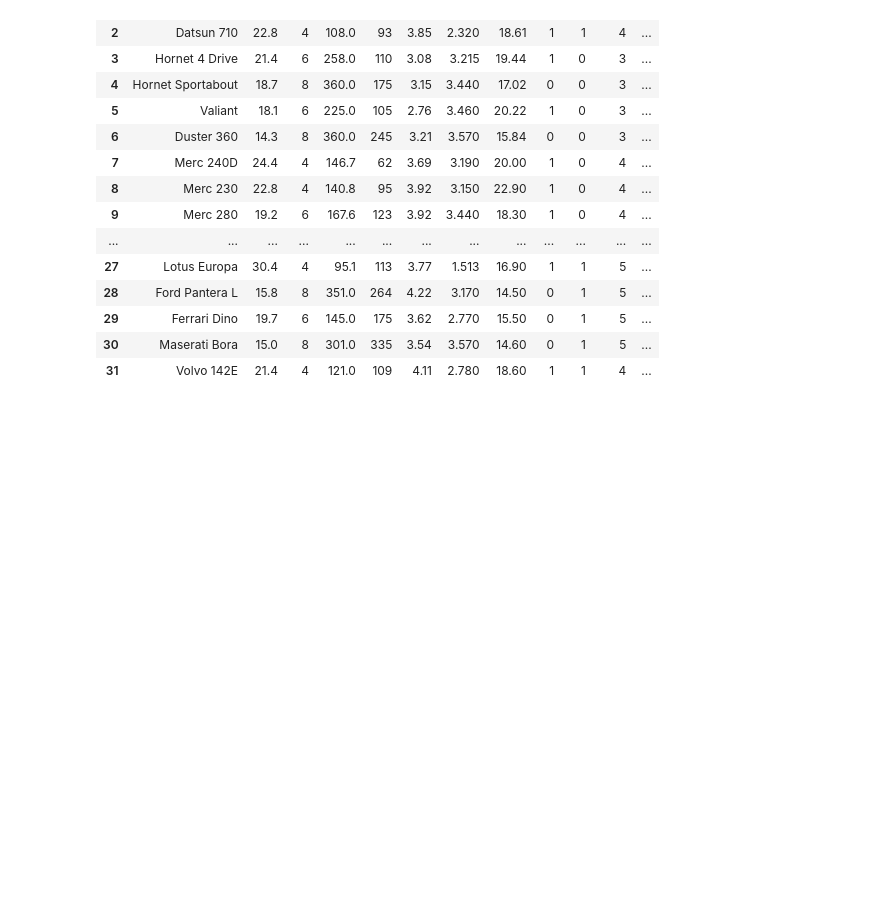
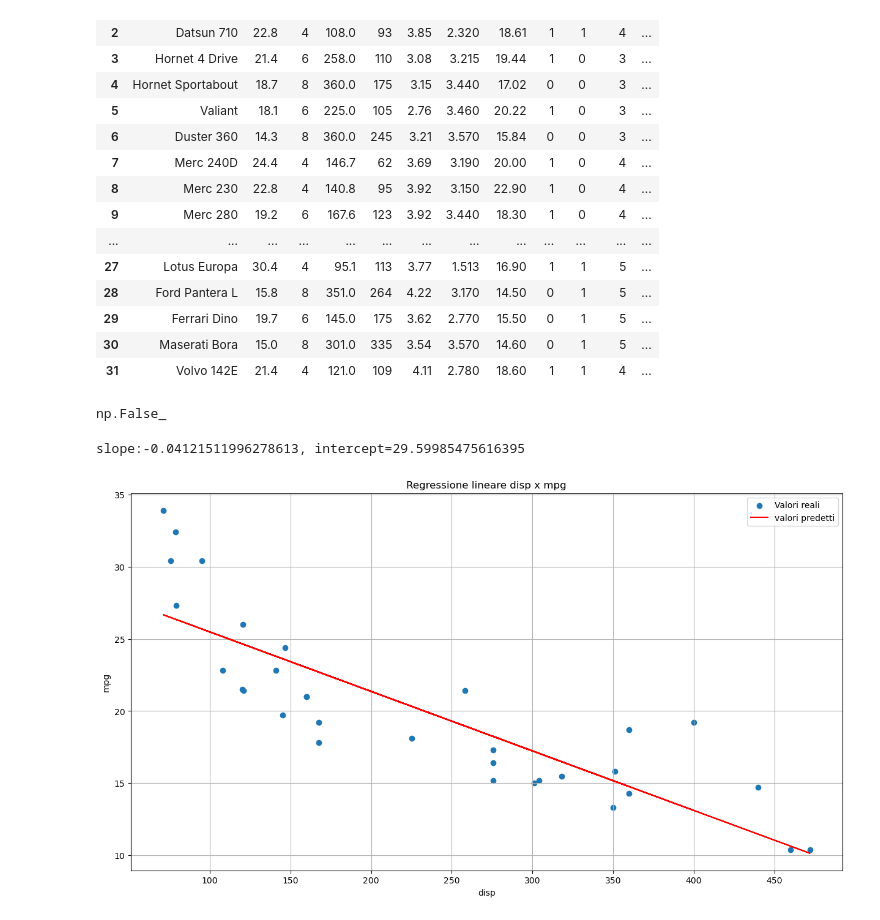
Before and after one commit to JulienPatricWagnieres/Lab2, a Jupyter notebook: Lezione 7/7.4_esercizi_lez7.ipynb, the cells around one changed output. Saved outputs shown, nothing was run; the diff lists cells and outputs as text; code cells hidden in the pictures; blank space fills up the shorter version.

```diff
--- a/Lezione 7/7.4_esercizi_lez7.ipynb
+++ b/Lezione 7/7.4_esercizi_lez7.ipynb
@@ -169,3 +171,27 @@ df
 | 29 | Ferrari Dino | 19.7 | 6 | 145.0 | 175 | 3.62 | 2.770 | 15.50 | 0 | 1 | 5 | ... |
 | 30 | Maserati Bora | 15.0 | 8 | 301.0 | 335 | 3.54 | 3.570 | 14.60 | 0 | 1 | 5 | ... |
 | 31 | Volvo 142E | 21.4 | 4 | 121.0 | 109 | 4.11 | 2.780 | 18.60 | 1 | 1 | 4 | ... |
+# %%
+df.isna().any().any()  #non ci sono valori mancanti
+# %% [output]
+np.False_
+# %%
+# Regressione lineare
+x = df['disp']
+y= df['mpg']
+
+slope, intercept , *_ = sp.stats.linregress(x,y)
+y_pred = slope*x+intercept
+
+plt.figure(figsize=(15,8))
+plt.scatter(x,y,label='Valori reali')
+plt.plot(x,y_pred,label='valori predetti',color='red')
+plt.legend()
+plt.grid()
+plt.xlabel('disp')
+plt.ylabel('mpg')
+plt.title('Regressione lineare disp x mpg')
+print(f'slope:{slope}, intercept={intercept}')
+# %% [output]
+slope:-0.04121511996278613, intercept=29.59985475616395
+[figure, added]
```
Also changed, not shown: parts of 1 cell of this notebook.
